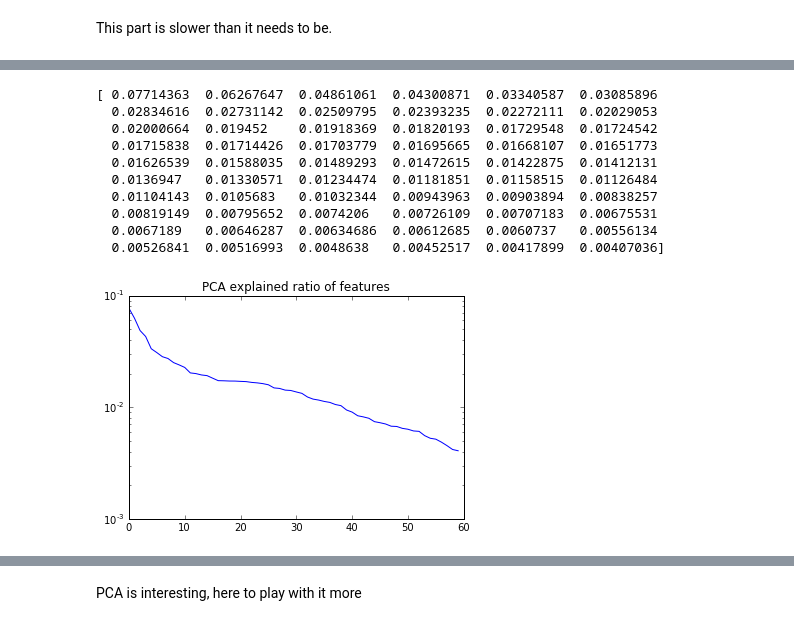
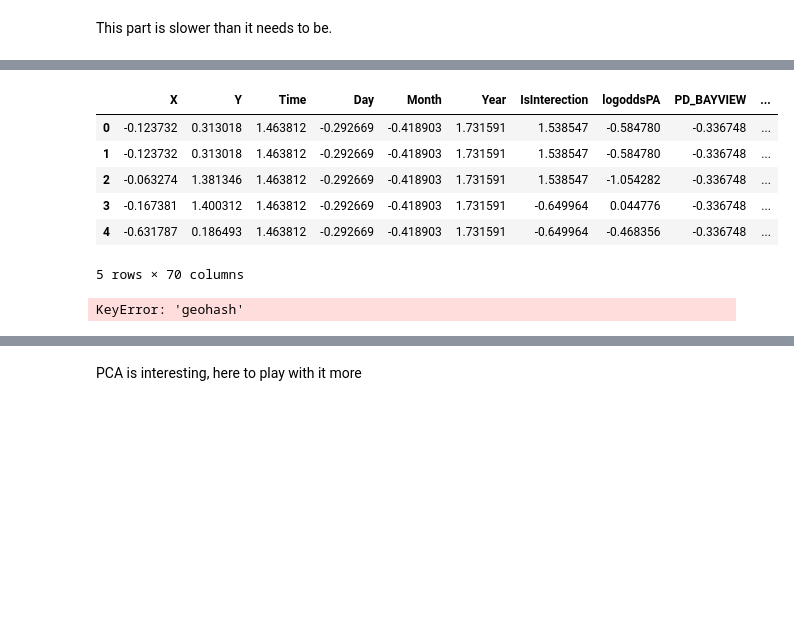
Before and after one commit to kyleiwaniec/w207_Kaggle, a Jupyter notebook: crimeSF_NN_logodds_kyle.ipynb, the cells around one changed output, grey strips where cells are left out. Saved outputs shown, nothing was run; the diff lists cells and outputs as text; code cells hidden in the pictures; blank space fills up the shorter version.

```diff
--- a/crimeSF_NN_logodds_kyle.ipynb
+++ b/crimeSF_NN_logodds_kyle.ipynb
@@ -205,26 +224,38 @@ print np.max(features['IsDup'])
+# %%
+# Reducing the number of features is counter productive.
+'''
+from sklearn.feature_selection import VarianceThreshold
+X = features.copy(deep=True)
+sel = VarianceThreshold(threshold=(.8 * (1 - .8)))
+reduced = sel.fit_transform(X)
+features = pd.DataFrame(reduced)
+'''
+# %%
+features.head()
+# %% [output]
+|  | X | Y | Time | Day | Month | Year | IsInterection | logoddsPA | PD_BAYVIEW | ... |
+| 0 | -0.123732 | 0.313018 | 1.463812 | -0.292669 | -0.418903 | 1.731591 | 1.538547 | -0.584780 | -0.336748 | ... |
+| 1 | -0.123732 | 0.313018 | 1.463812 | -0.292669 | -0.418903 | 1.731591 | 1.538547 | -0.584780 | -0.336748 | ... |
+| 2 | -0.063274 | 1.381346 | 1.463812 | -0.292669 | -0.418903 | 1.731591 | 1.538547 | -1.054282 | -0.336748 | ... |
+| 3 | -0.167381 | 1.400312 | 1.463812 | -0.292669 | -0.418903 | 1.731591 | -0.649964 | 0.044776 | -0.336748 | ... |
+| 4 | -0.631787 | 0.186493 | 1.463812 | -0.292669 | -0.418903 | 1.731591 | -0.649964 | -0.468356 | -0.336748 | ... |
+5 rows × 70 columns
 # %%
 # num_feature_list=["Time","Day","Month","Year","DayOfWeek"]
+#del features['geohash']
 collist=features.columns.tolist()
 scaler = preprocessing.StandardScaler()
 scaler.fit(features)
 features[collist]=scaler.transform(features)
+# %% [output]
+KeyError: 'geohash'
 # %%
-new_PCA=PCA(n_components=60)
+'''
+new_PCA=PCA(n_components=64)
 new_PCA.fit(features)
 plt.plot(new_PCA.explained_variance_ratio_)
 plt.yscale('log')
 plt.title("PCA explained ratio of features")
 print new_PCA.explained_variance_ratio_
+'''
-# %% [output]
-[ 0.07714363  0.06267647  0.04861061  0.04300871  0.03340587  0.03085896
-  0.02834616  0.02731142  0.02509795  0.02393235  0.02272111  0.02029053
-  0.02000664  0.019452    0.01918369  0.01820193  0.01729548  0.01724542
-  0.01715838  0.01714426  0.01703779  0.01695665  0.01668107  0.01651773
-  0.01626539  0.01588035  0.01489293  0.01472615  0.01422875  0.01412131
-  0.0136947   0.01330571  0.01234474  0.01181851  0.01158515  0.01126484
-  0.01104143  0.0105683   0.01032344  0.00943963  0.00903894  0.00838257
-  0.00819149  0.00795652  0.0074206   0.00726109  0.00707183  0.00675531
-  0.0067189   0.00646287  0.00634686  0.00612685  0.0060737   0.00556134
-  0.00526841  0.00516993  0.0048638   0.00452517  0.00417899  0.00407036]
-[figure, removed]
 # %%
```
Also changed, not shown: parts of 35 cells of this notebook, 3 other files.
